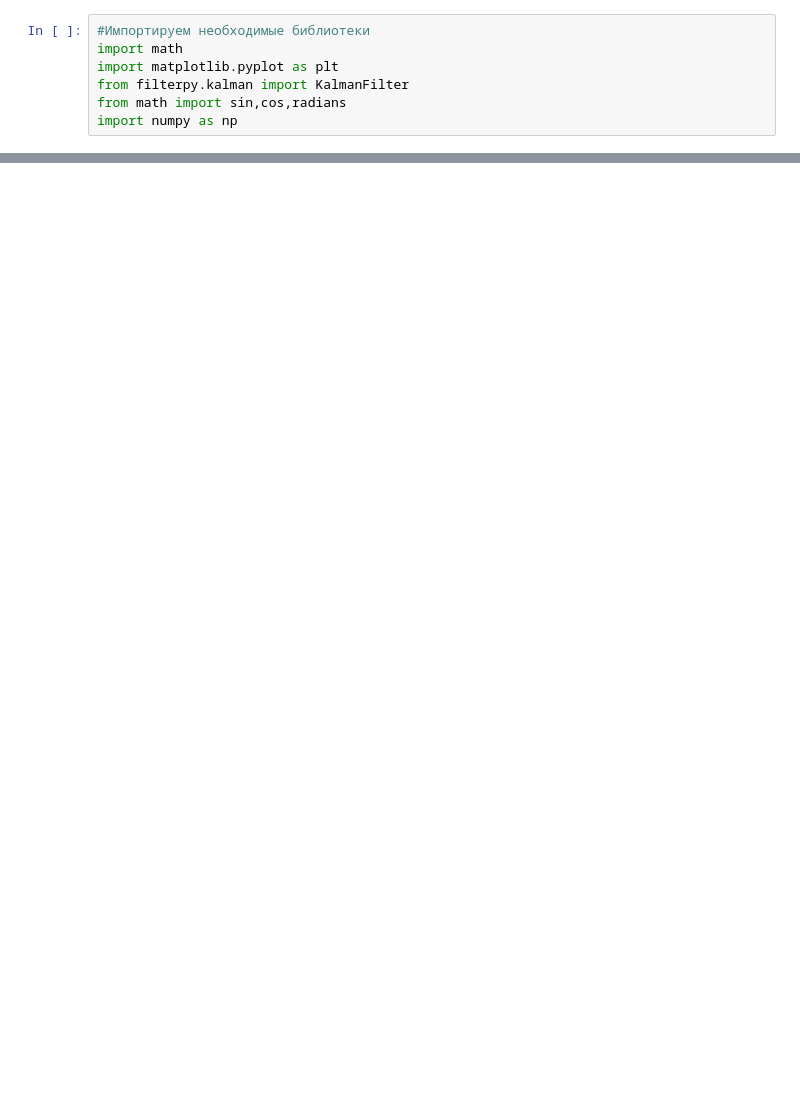
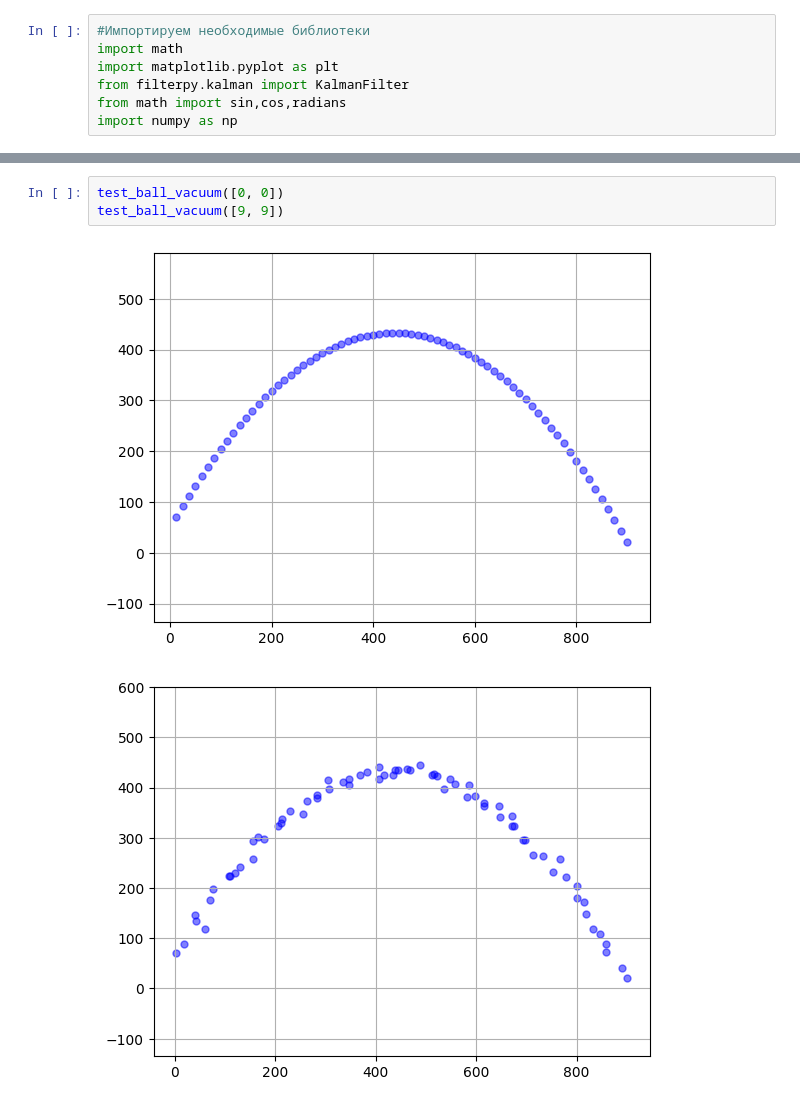
Before and after one commit to TAUforPython/denoising, a Jupyter notebook: фильтр_Калмана_пример_траектория_мяча.ipynb, the cells around one changed output, grey strips where cells are left out. Cells and saved outputs as stored; diff of their text form; blank space fills up the shorter version.

```diff
--- a/фильтр_Калмана_пример_траектория_мяча.ipynb
+++ b/фильтр_Калмана_пример_траектория_мяча.ipynb
@@ -178,0 +85,6 @@ plt.show()
+# %%
+test_ball_vacuum([0, 0])
+test_ball_vacuum([9, 9])
+# %% [output]
+[figure, added]
+[figure, added]
```
Also changed, not shown: parts of 4 cells of this notebook.
